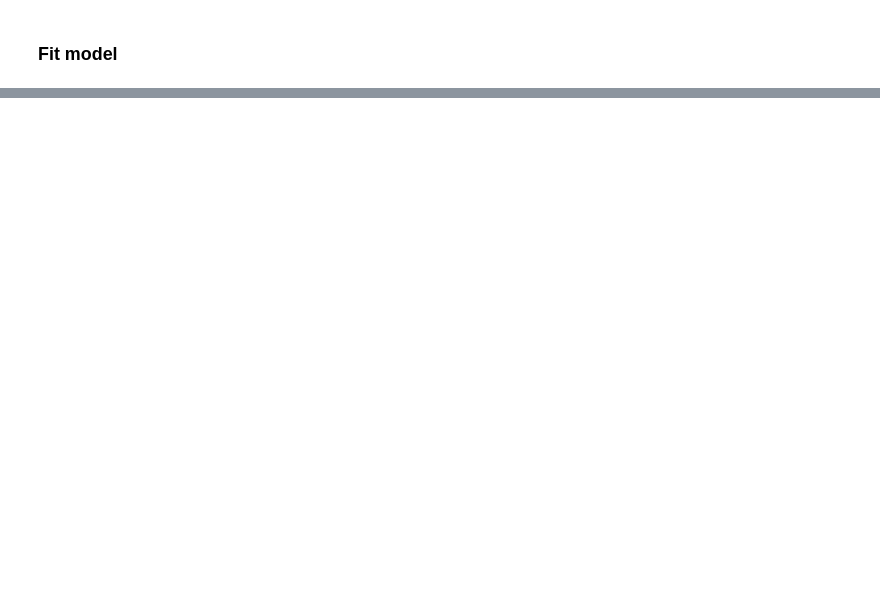
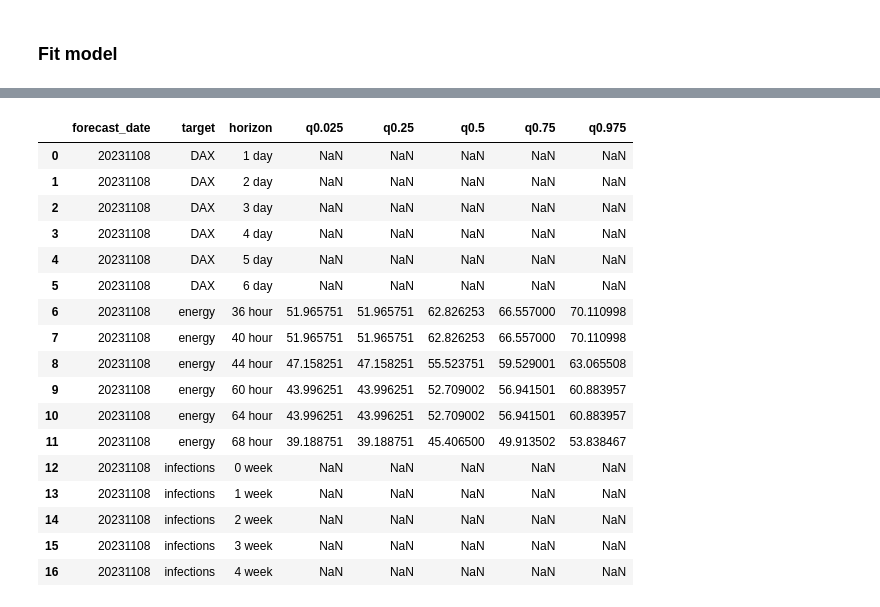
Before and after one commit to mweinreuter/PTSFC, a Jupyter notebook: energy_consumption/trash/forecast_110823.ipynb, the cells around one changed output, grey strips where cells are left out. Cells and saved outputs as stored; diff of their text form; code cells hidden in the pictures; blank space fills up the shorter version.

```diff
--- a/energy_consumption/trash/forecast_110823.ipynb
+++ b/energy_consumption/trash/forecast_110823.ipynb
@@ -261,0 +259,17 @@ NameError: name 'energyconsumption_data' is not defined
+# %%
+from datetime import datetime, date, timedelta
+
+date_str = datetime.today().strftime('%Y%m%d')
+hours = ['36 hour', '40 hour', '44 hour', '60 hour', '64 hour', '68 hour']
+
+df_sub_ec = pd.DataFrame({
+    "forecast_date": date_str,
+    "target": "energy",
+    "horizon": hours,
+    "q0.025": forecasting_results.iloc[:, 0],
+    "q0.25": forecasting_results.iloc[:, 1],
+    "q0.5": forecasting_results.iloc[:, 2],
+    "q0.75": forecasting_results.iloc[:, 3],
+    "q0.975": forecasting_results.iloc[:, 4]}).reset_index()
+
+df_sub_ec.drop(columns={'date_time'})
@@ -261,0 +284,45 @@ NameError: name 'energyconsumption_data' is not defined
+# %%
+days = ['1 day', '2 day', '3 day', '4 day', '5 day', '6 day']
+df_sub_dax = pd.DataFrame({
+    "forecast_date": date_str,
+    "target": "DAX",
+    "horizon": days,
+    "q0.025": np.nan,
+    "q0.25": np.nan,
+    "q0.5": np.nan,
+    "q0.75": np.nan,
+    "q0.975": np.nan})
+
+weeks = ['0 week', '1 week', '2 week', '3 week', '4 week']
+df_sub_inf = pd.DataFrame({
+    "forecast_date": date_str,
+    "target": "infections",
+    "horizon": weeks,
+    "q0.025": np.nan,
+    "q0.25": np.nan,
+    "q0.5": np.nan,
+    "q0.75": np.nan,
+    "q0.975": np.nan})
+
+submission_frame = pd.merge(df_sub_dax, df_sub_ec, how='outer')
+submission_frame = pd.merge(submission_frame, df_sub_inf, how='outer')
+submission_frame.drop(columns='date_time')
+# %% [output]
+|  | forecast_date | target | horizon | q0.025 | q0.25 | q0.5 | q0.75 | q0.975 |
+| 0 | 20231108 | DAX | 1 day | NaN | NaN | NaN | NaN | NaN |
+| 1 | 20231108 | DAX | 2 day | NaN | NaN | NaN | NaN | NaN |
+| 2 | 20231108 | DAX | 3 day | NaN | NaN | NaN | NaN | NaN |
+| 3 | 20231108 | DAX | 4 day | NaN | NaN | NaN | NaN | NaN |
+| 4 | 20231108 | DAX | 5 day | NaN | NaN | NaN | NaN | NaN |
+| 5 | 20231108 | DAX | 6 day | NaN | NaN | NaN | NaN | NaN |
+| 6 | 20231108 | energy | 36 hour | 51.965751 | 51.965751 | 62.826253 | 66.557000 | 70.110998 |
+| 7 | 20231108 | energy | 40 hour | 51.965751 | 51.965751 | 62.826253 | 66.557000 | 70.110998 |
+| 8 | 20231108 | energy | 44 hour | 47.158251 | 47.158251 | 55.523751 | 59.529001 | 63.065508 |
+| 9 | 20231108 | energy | 60 hour | 43.996251 | 43.996251 | 52.709002 | 56.941501 | 60.883957 |
+| 10 | 20231108 | energy | 64 hour | 43.996251 | 43.996251 | 52.709002 | 56.941501 | 60.883957 |
+| 11 | 20231108 | energy | 68 hour | 39.188751 | 39.188751 | 45.406500 | 49.913502 | 53.838467 |
+| 12 | 20231108 | infections | 0 week | NaN | NaN | NaN | NaN | NaN |
+| 13 | 20231108 | infections | 1 week | NaN | NaN | NaN | NaN | NaN |
+| 14 | 20231108 | infections | 2 week | NaN | NaN | NaN | NaN | NaN |
+| 15 | 20231108 | infections | 3 week | NaN | NaN | NaN | NaN | NaN |
+| 16 | 20231108 | infections | 4 week | NaN | NaN | NaN | NaN | NaN |
```
Also changed, not shown: parts of 22 cells of this notebook, 10 other files.
